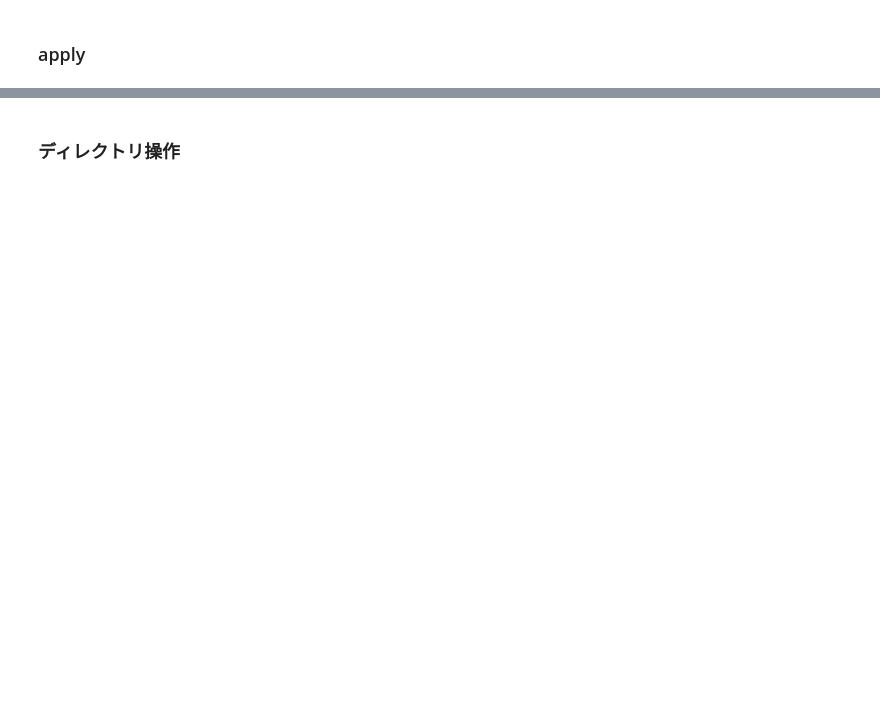
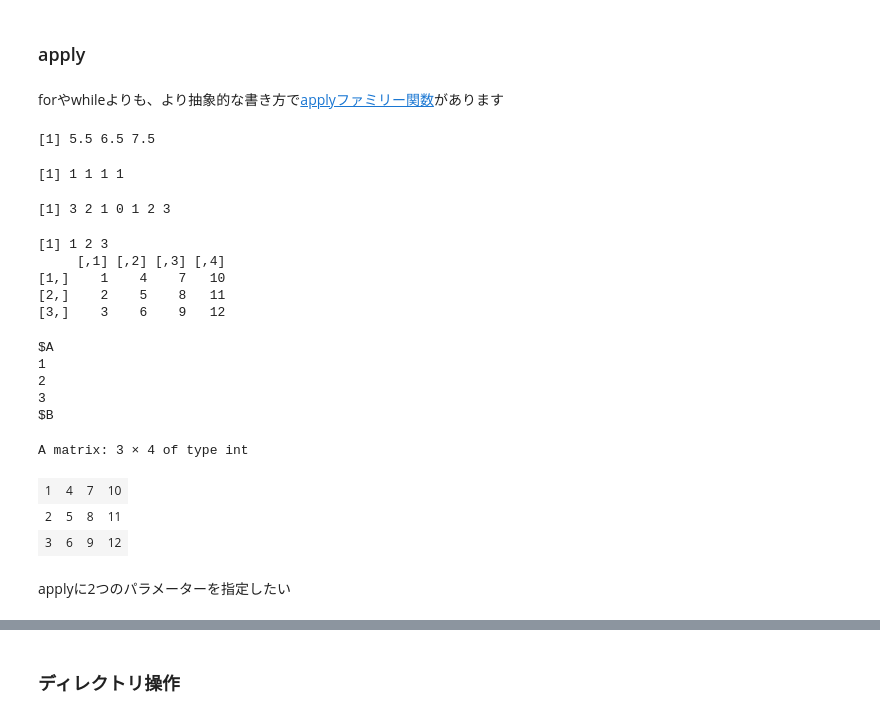
Before and after one commit to kokitsuyuzaki/SakigakeMTG2019, a Jupyter notebook: exercise1/exercise1_Rintro.ipynb, the cells around one changed output, grey strips where cells are left out. Drawn from its saved outputs; the diff is of its cells as text; code cells hidden in the pictures; blank space fills up the shorter version.

```diff
--- a/exercise1/exercise1_Rintro.ipynb
+++ b/exercise1/exercise1_Rintro.ipynb
@@ -166,2 +519,35 @@ as.numeric(JST) # 因子が数値になる？（よくバグの原因になる
 # %% [markdown]
 ### apply
+# %% [markdown]
+forやwhileよりも、より抽象的な書き方で[applyファミリー関数](https://stats.biopapyrus.jp/r/basic/apply.html)があります
+# %%
+apply(matrix(1:12, nrow=3), 1, mean)
+# %% [output]
+[1] 5.5 6.5 7.5
+# %%
+apply(matrix(1:12, nrow=3), 2, var)
+# %% [output]
+[1] 1 1 1 1
+# %%
+sapply(-3:3, abs)
+# %% [output]
+[1] 3 2 1 0 1 2 3
+# %%
+lapply(list(A=1:3, B=matrix(1:12, nrow=3)), print)
+# %% [output]
+[1] 1 2 3
+     [,1] [,2] [,3] [,4]
+[1,]    1    4    7   10
+[2,]    2    5    8   11
+[3,]    3    6    9   12
+$A
+1
+2
+3
+$B
+A matrix: 3 × 4 of type int
+| 1 | 4 | 7 | 10 |
+| 2 | 5 | 8 | 11 |
+| 3 | 6 | 9 | 12 |
+# %% [markdown]
+applyに2つのパラメーターを指定したい
```
Also changed, not shown: parts of 81 cells of this notebook, 4 other files.
